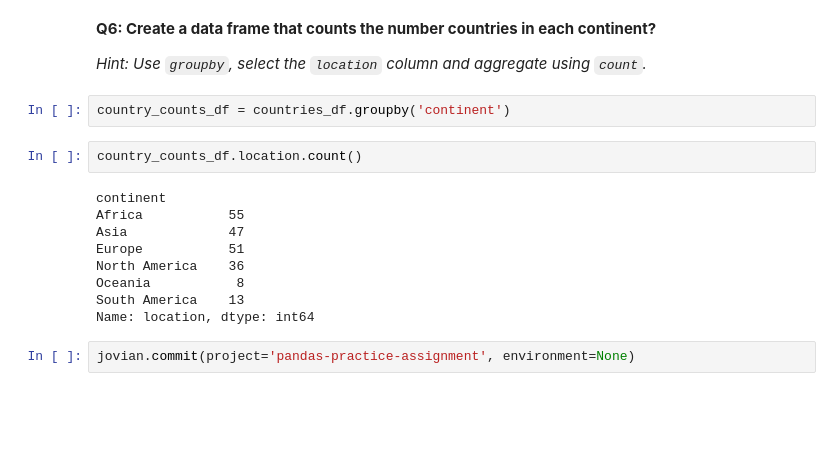
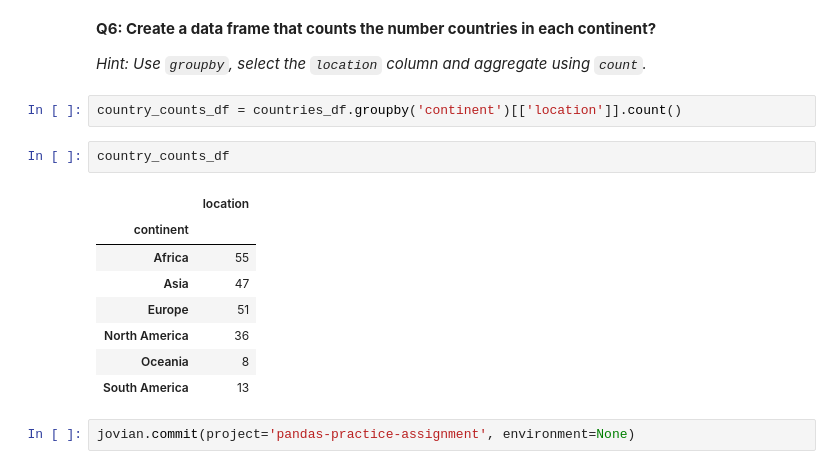
Before and after one commit to Nikhil1479/Python, a Jupyter notebook: Pandas/pandas-practice-assignment.ipynb, the cells around one changed output. Drawn from its saved outputs; the diff is of its cells as text; blank space fills up the shorter version.

```diff
--- a/Pandas/pandas-practice-assignment.ipynb
+++ b/Pandas/pandas-practice-assignment.ipynb
@@ -226,18 +226,18 @@ jovian.commit(project='pandas-practice-assignment', environment=None)
 
 *Hint: Use `groupby`, select the `location` column and aggregate using `count`.*
 # %%
-country_counts_df = countries_df.groupby('continent')
+country_counts_df = countries_df.groupby('continent')[['location']].count()
 # %%
-country_counts_df.location.count()
+country_counts_df
 # %% [output]
-continent
-Africa           55
-Asia             47
-Europe           51
-North America    36
-Oceania           8
-South America    13
-Name: location, dtype: int64
+|  | location |
+| continent |  |
+| Africa | 55 |
+| Asia | 47 |
+| Europe | 51 |
+| North America | 36 |
+| Oceania | 8 |
+| South America | 13 |
 # %%
 jovian.commit(project='pandas-practice-assignment', environment=None)
 # %% [markdown]
```
Also changed, not shown: parts of 2 cells of this notebook.
